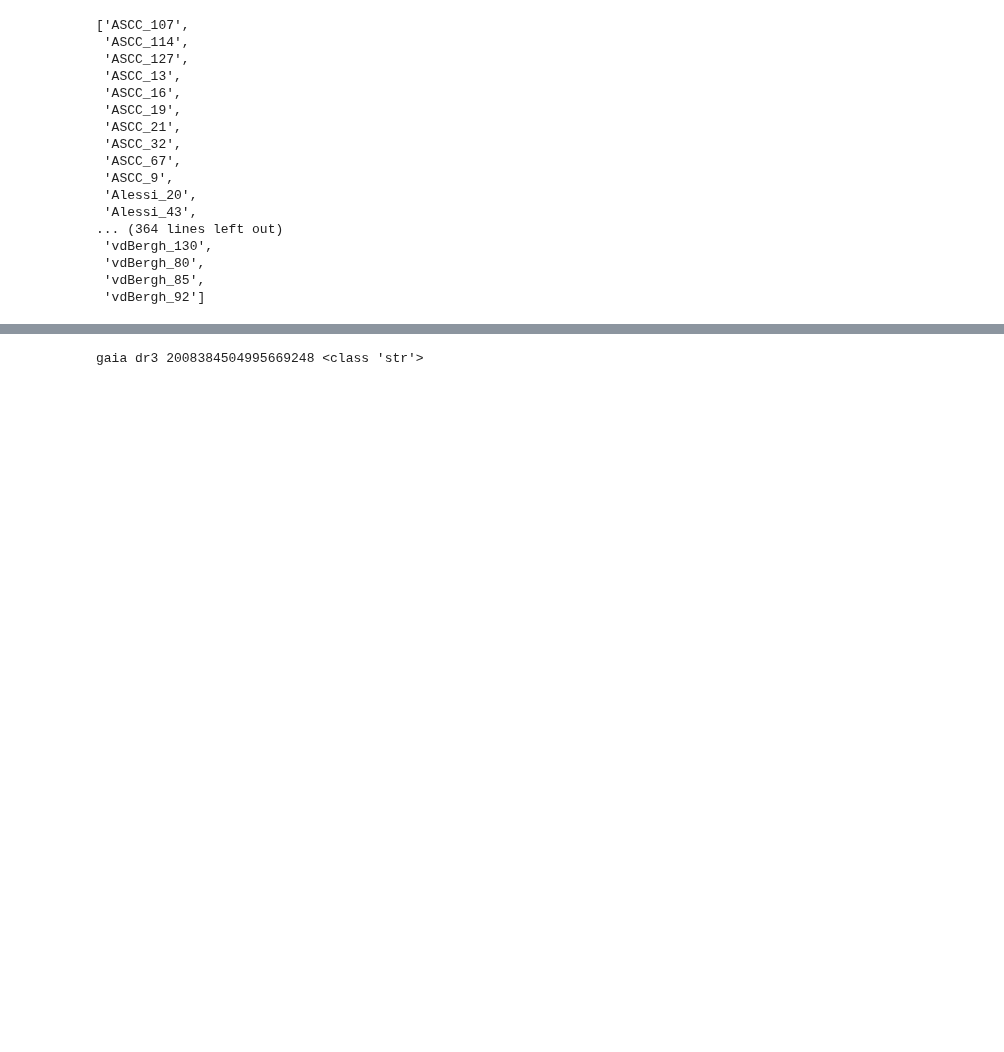
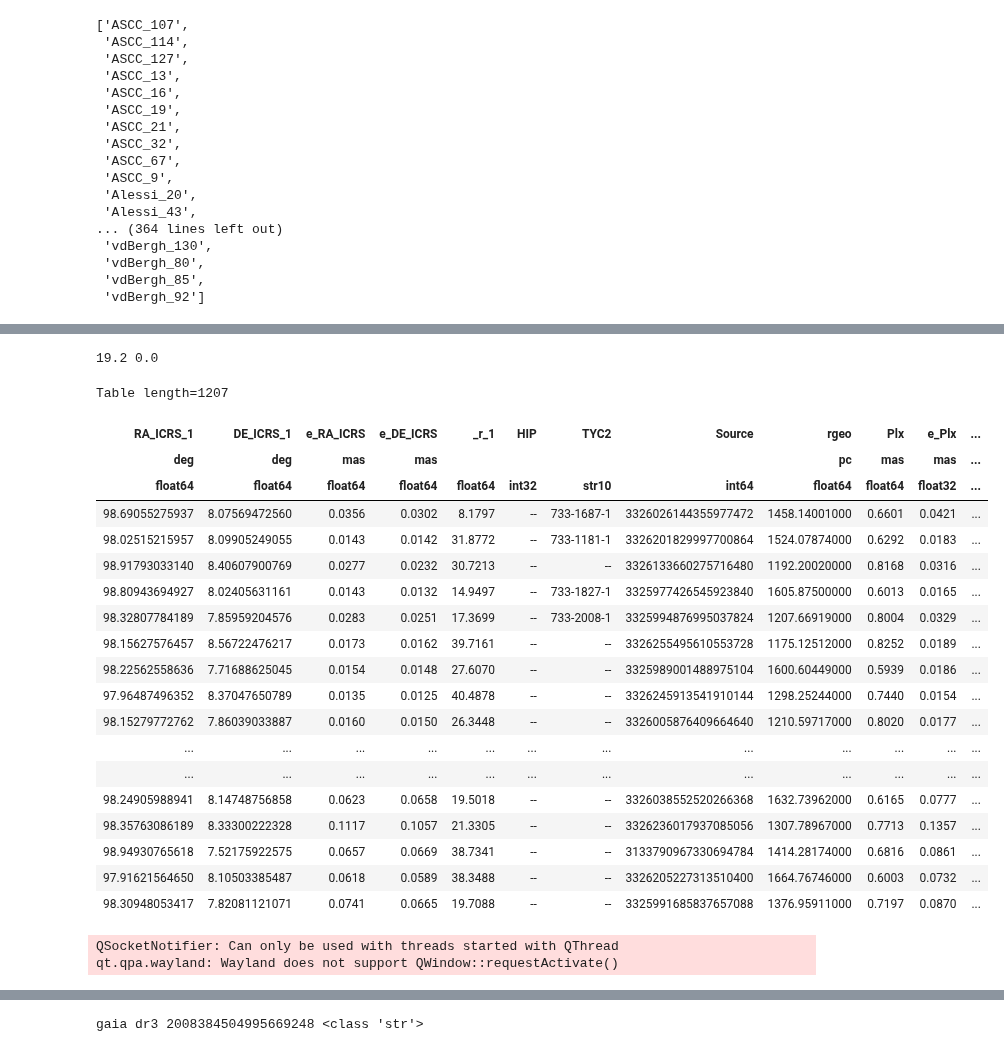
Before and after one commit to surodeep26/Runaway-Stars, a Jupyter notebook: v16.ipynb, the cells around one changed output, grey strips where cells are left out. Saved outputs shown, nothing was run; the diff lists cells and outputs as text; code cells hidden in the pictures; blank space fills up the shorter version.

```diff
--- a/v16.ipynb
+++ b/v16.ipynb
@@ -54,3 +70,46 @@ cl.plot_traceback_clean()
+# %%
+cl = Cluster("Basel_8")
+print(cl.RV, cl.e_RV)
+cl.fast_stars_in_region()
+# %% [output]
+19.2 0.0
+Table length=1207
+| RA_ICRS_1 | DE_ICRS_1 | e_RA_ICRS | e_DE_ICRS | _r_1 | HIP | TYC2 | Source | rgeo | Plx | e_Plx | ... |
+| deg | deg | mas | mas |  |  |  |  | pc | mas | mas | ... |
+| float64 | float64 | float64 | float64 | float64 | int32 | str10 | int64 | float64 | float64 | float32 | ... |
+| 98.69055275937 | 8.07569472560 | 0.0356 | 0.0302 | 8.1797 | -- | 733-1687-1 | 3326026144355977472 | 1458.14001000 | 0.6601 | 0.0421 | ... |
+| 98.02515215957 | 8.09905249055 | 0.0143 | 0.0142 | 31.8772 | -- | 733-1181-1 | 3326201829997700864 | 1524.07874000 | 0.6292 | 0.0183 | ... |
+| 98.91793033140 | 8.40607900769 | 0.0277 | 0.0232 | 30.7213 | -- | -- | 3326133660275716480 | 1192.20020000 | 0.8168 | 0.0316 | ... |
+| 98.80943694927 | 8.02405631161 | 0.0143 | 0.0132 | 14.9497 | -- | 733-1827-1 | 3325977426545923840 | 1605.87500000 | 0.6013 | 0.0165 | ... |
+| 98.32807784189 | 7.85959204576 | 0.0283 | 0.0251 | 17.3699 | -- | 733-2008-1 | 3325994876995037824 | 1207.66919000 | 0.8004 | 0.0329 | ... |
+| 98.15627576457 | 8.56722476217 | 0.0173 | 0.0162 | 39.7161 | -- | -- | 3326255495610553728 | 1175.12512000 | 0.8252 | 0.0189 | ... |
+| 98.22562558636 | 7.71688625045 | 0.0154 | 0.0148 | 27.6070 | -- | -- | 3325989001488975104 | 1600.60449000 | 0.5939 | 0.0186 | ... |
+| 97.96487496352 | 8.37047650789 | 0.0135 | 0.0125 | 40.4878 | -- | -- | 3326245913541910144 | 1298.25244000 | 0.7440 | 0.0154 | ... |
+| 98.15279772762 | 7.86039033887 | 0.0160 | 0.0150 | 26.3448 | -- | -- | 3326005876409664640 | 1210.59717000 | 0.8020 | 0.0177 | ... |
+| ... | ... | ... | ... | ... | ... | ... | ... | ... | ... | ... | ... |
+| ... | ... | ... | ... | ... | ... | ... | ... | ... | ... | ... | ... |
+| 98.24905988941 | 8.14748756858 | 0.0623 | 0.0658 | 19.5018 | -- | -- | 3326038552520266368 | 1632.73962000 | 0.6165 | 0.0777 | ... |
+| 98.35763086189 | 8.33300222328 | 0.1117 | 0.1057 | 21.3305 | -- | -- | 3326236017937085056 | 1307.78967000 | 0.7713 | 0.1357 | ... |
+| 98.94930765618 | 7.52175922575 | 0.0657 | 0.0669 | 38.7341 | -- | -- | 3133790967330694784 | 1414.28174000 | 0.6816 | 0.0861 | ... |
+| 97.91621564650 | 8.10503385487 | 0.0618 | 0.0589 | 38.3488 | -- | -- | 3326205227313510400 | 1664.76746000 | 0.6003 | 0.0732 | ... |
+| 98.30948053417 | 7.82081121071 | 0.0741 | 0.0665 | 19.7088 | -- | -- | 3325991685837657088 | 1376.95911000 | 0.7197 | 0.0870 | ... |
+# %%
+%run runaway_functionsv3
+%matplotlib qt
+cl = Cluster("Berkeley_97")
+cir = find_cluster(cl.stars_in_region())
+# cir = (cl.fast_stars_in_region())
+cir['rmRA'] = cir['pmRA']-cl.pm_ra_cosdec
+cir['rmDE'] = cir['pmDE']-cl.pm_dec
+cir['e_rmRA'] = cir['e_pmRA']+cl.e_pm_ra_cosdec
+cir['e_rmDE'] = cir['e_pmDE']+cl.e_pm_dec
+cir['rRV'] = cir['RV']-cl.RV
+cir['e_rRV'] = cir['e_RV']+cl.e_RV
+cir['Temp. Est'] = 0
+cl.plot_traceback_clean(stars=cir)
+# %% [output]
+QSocketNotifier: Can only be used with threads started with QThread
+qt.qpa.wayland: Wayland does not support QWindow::requestActivate()
 # %%
 %run runaway_functionsv3
 %matplotlib qt
```
Also changed, not shown: parts of 7 cells of this notebook, 1 other file.
